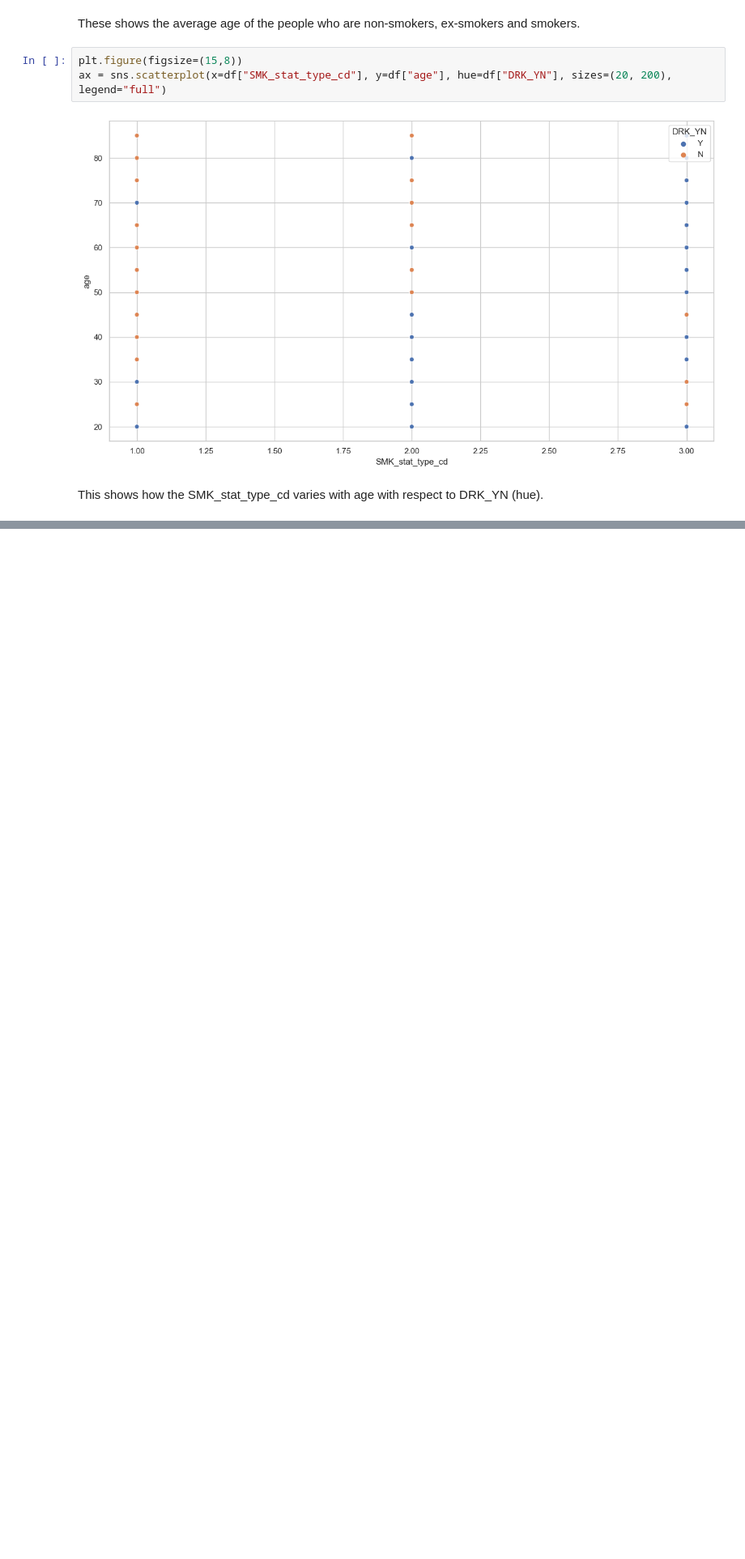
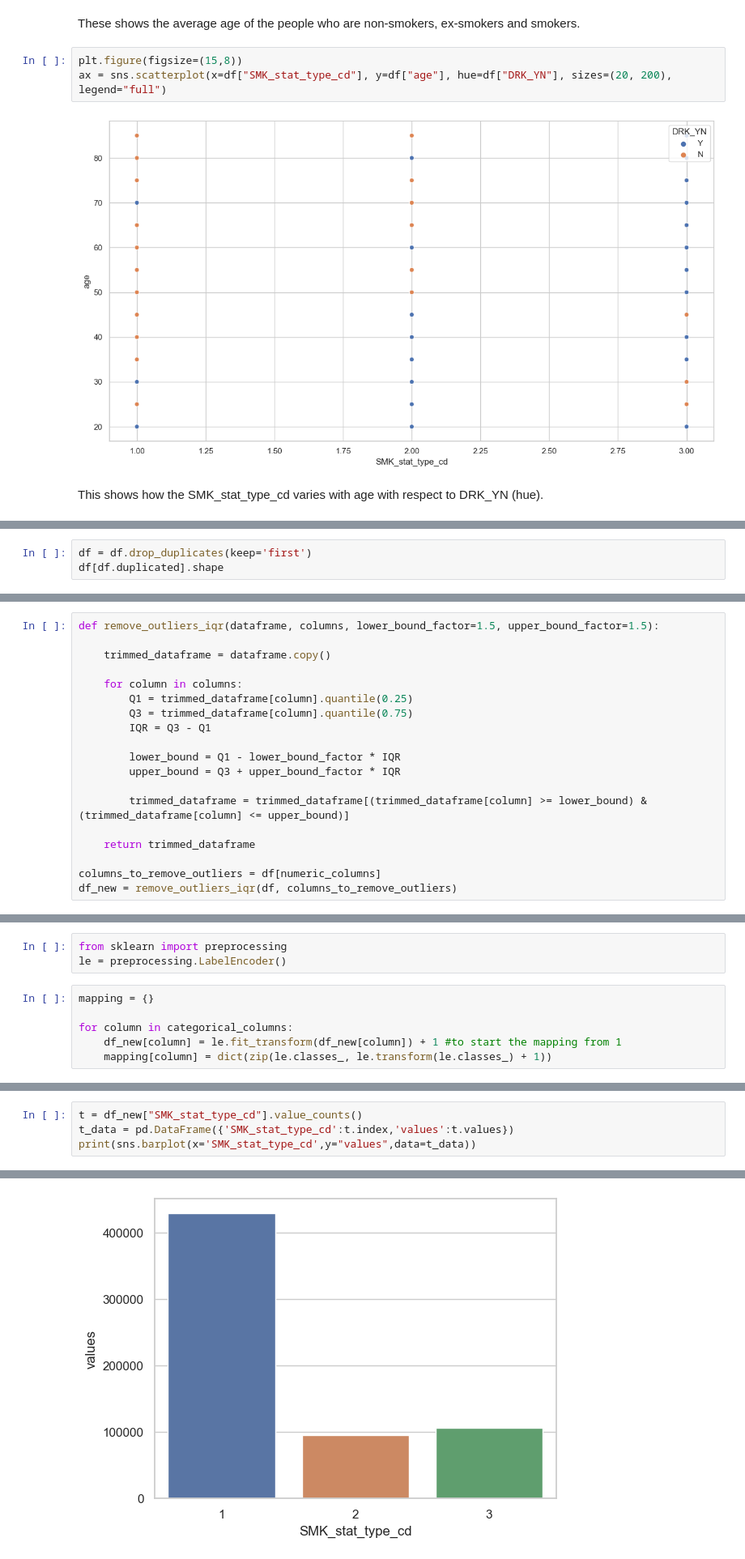
Before and after one commit to NancyPatel11/Data-Mining-Course-Project-2, a Jupyter notebook: IT496_CP_2_Smoking_202101469.ipynb, the cells around one changed output, grey strips where cells are left out. Shown at 81% size. Cells and saved outputs as stored; diff of their text form; blank space fills up the shorter version.

Commit message:
data pre-processing and transformations

```diff
--- a/IT496_CP_2_Smoking_202101469.ipynb
+++ b/IT496_CP_2_Smoking_202101469.ipynb
@@ -502,0 +577,3 @@ This shows how the SMK_stat_type_cd varies with age with respect to DRK_YN (hue)
+# %%
+df = df.drop_duplicates(keep='first')
+df[df.duplicated].shape
@@ -502,0 +588,19 @@ This shows how the SMK_stat_type_cd varies with age with respect to DRK_YN (hue)
+# %%
+def remove_outliers_iqr(dataframe, columns, lower_bound_factor=1.5, upper_bound_factor=1.5):
+
+    trimmed_dataframe = dataframe.copy()
+
+    for column in columns:
+        Q1 = trimmed_dataframe[column].quantile(0.25)
+        Q3 = trimmed_dataframe[column].quantile(0.75)
+        IQR = Q3 - Q1
+
+        lower_bound = Q1 - lower_bound_factor * IQR
+        upper_bound = Q3 + upper_bound_factor * IQR
+
+        trimmed_dataframe = trimmed_dataframe[(trimmed_dataframe[column] >= lower_bound) & (trimmed_dataframe[column] <= upper_bound)]
+
+    return trimmed_dataframe
+
+columns_to_remove_outliers = df[numeric_columns]
+df_new = remove_outliers_iqr(df, columns_to_remove_outliers)
@@ -502,0 +633,9 @@ This shows how the SMK_stat_type_cd varies with age with respect to DRK_YN (hue)
+# %%
+from sklearn import preprocessing
+le = preprocessing.LabelEncoder()
+# %%
+mapping = {}
+
+for column in categorical_columns:
+    df_new[column] = le.fit_transform(df_new[column]) + 1 #to start the mapping from 1
+    mapping[column] = dict(zip(le.classes_, le.transform(le.classes_) + 1))
@@ -502,0 +686,5 @@ This shows how the SMK_stat_type_cd varies with age with respect to DRK_YN (hue)
+# %%
+t = df_new["SMK_stat_type_cd"].value_counts()
+t_data = pd.DataFrame({'SMK_stat_type_cd':t.index,'values':t.values})
+print(sns.barplot(x='SMK_stat_type_cd',y="values",data=t_data))
+# %% [output]
@@ -502,0 +692 @@ This shows how the SMK_stat_type_cd varies with age with respect to DRK_YN (hue)
+[figure, added]
```
Also changed, not shown: parts of 26 cells of this notebook.
